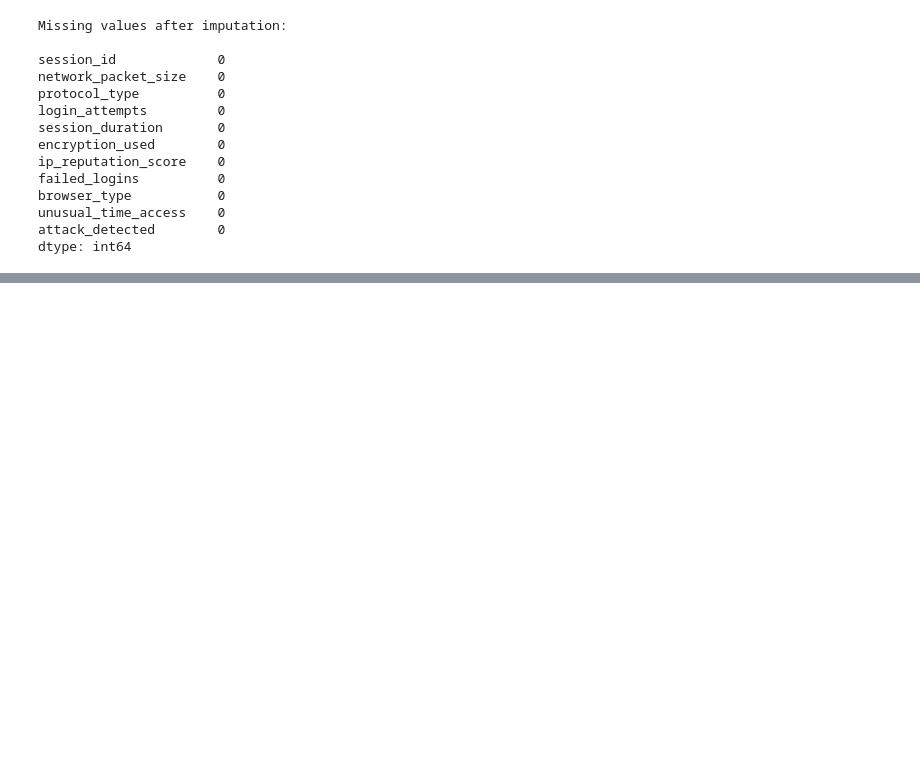
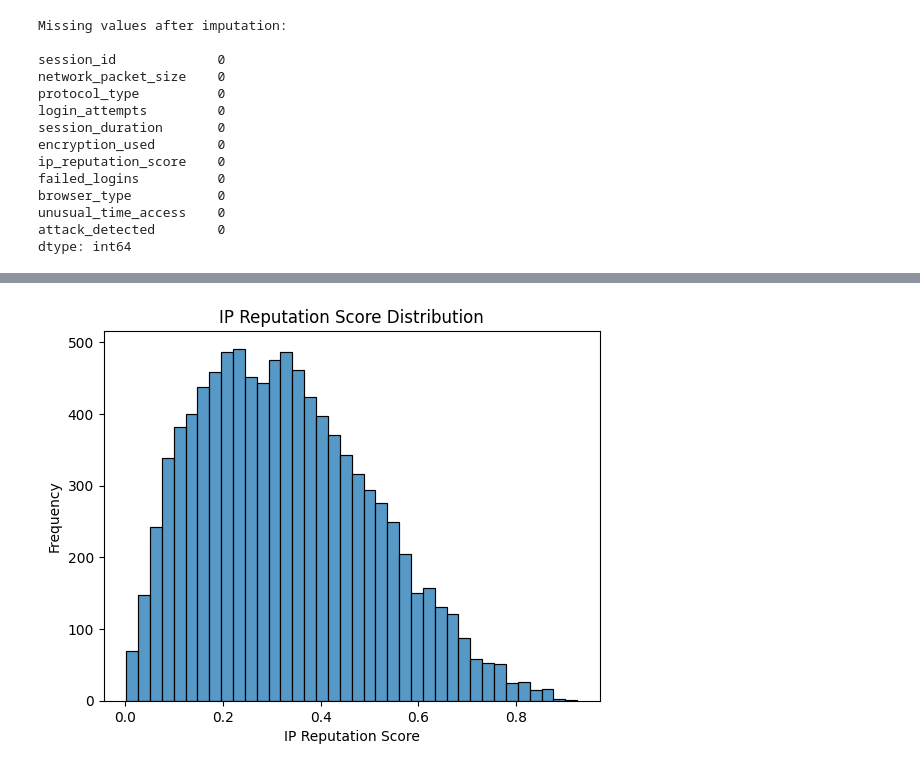
Before and after one commit to ek182238/CSC349, a Jupyter notebook: HW2/data_prep_analysis.ipynb, the cells around one changed output, grey strips where cells are left out. Cells and saved outputs as stored; diff of their text form; code cells hidden in the pictures; blank space fills up the shorter version.

```diff
--- a/HW2/data_prep_analysis.ipynb
+++ b/HW2/data_prep_analysis.ipynb
@@ -212,0 +256,12 @@ Shape: (9537, 9554)
+# %%
+# Distribution plot for IP reputation score
+# The data is skewed a tiny bit to the right, and the data peaks at two points
+# (0.2 and 0.4)
+
+sns.histplot( data=df, x = 'ip_reputation_score' )
+plt.title('IP Reputation Score Distribution')
+plt.xlabel('IP Reputation Score')
+plt.ylabel('Frequency')
+plt.show()
+# %% [output]
+[figure, added]
```
Also changed, not shown: parts of 12 cells of this notebook.
